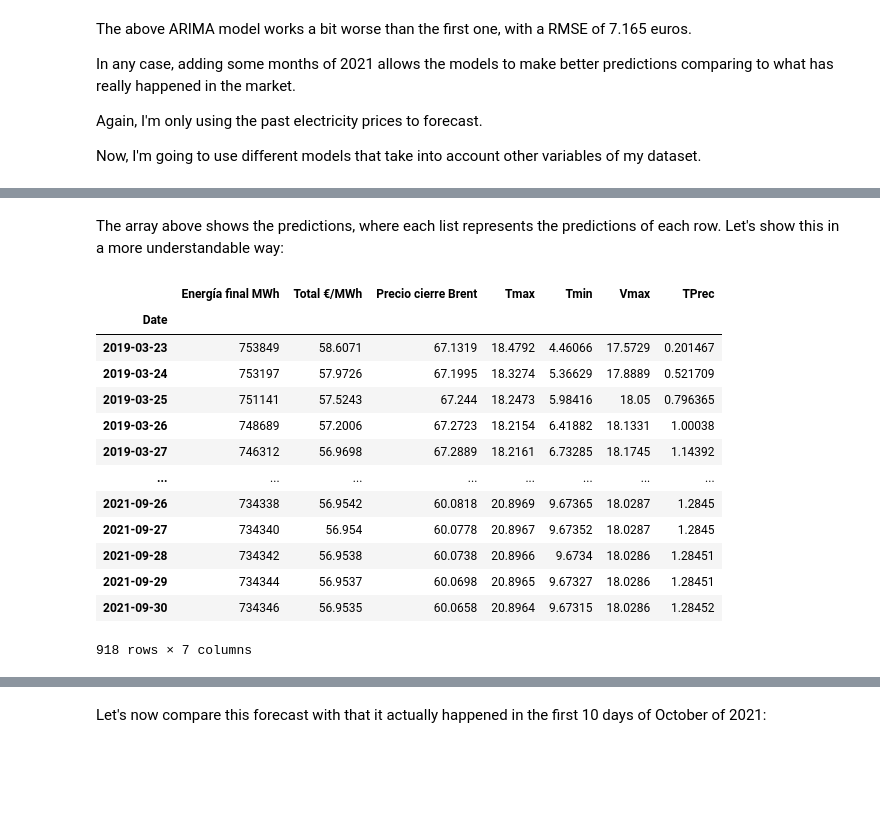
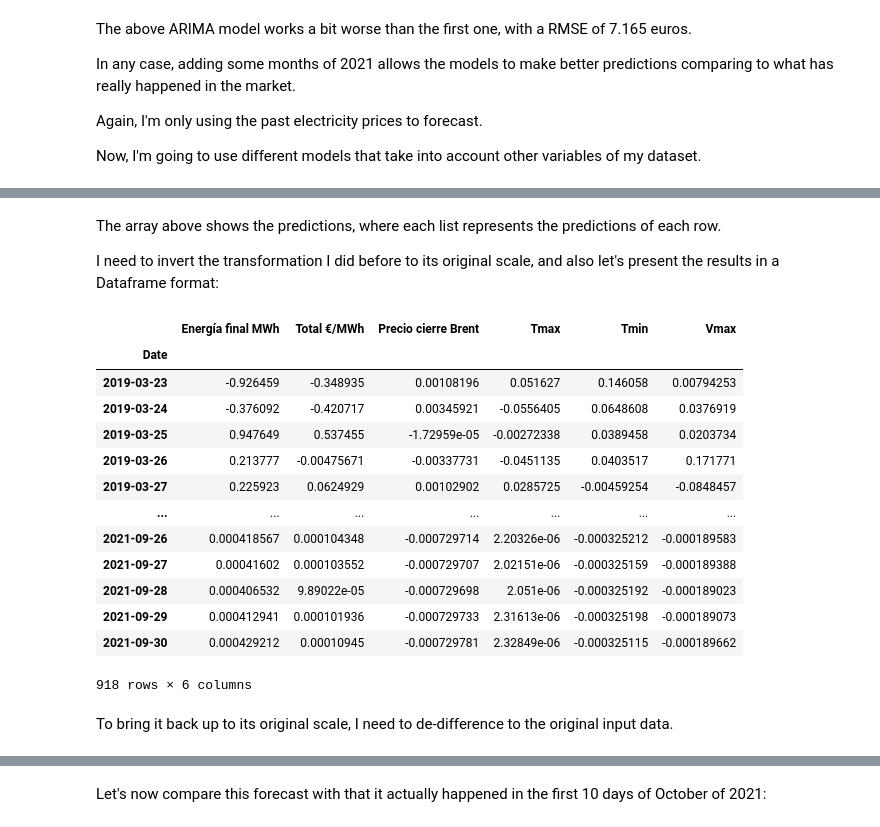
Before and after one commit to PaulaCervilla/Electricity-prices-predictions-in-Spain---Data-Science-TFM, a Jupyter notebook: TFM Precio electricidad - Modelling - 2013-2021.ipynb, the cells around one changed output, grey strips where cells are left out. Drawn from its saved outputs; the diff is of its cells as text; code cells hidden in the pictures; blank space fills up the shorter version.

Commit message:
models 2013-2021 data updated VAR

```diff
--- a/TFM Precio electricidad - Modelling - 2013-2021.ipynb
+++ b/TFM Precio electricidad - Modelling - 2013-2021.ipynb
@@ -925,0 +1008,9 @@ models_dataset.drop("Tmed", axis = 1, inplace= True)
+# %%
+from sklearn.preprocessing import StandardScaler
+
+scaler = StandardScaler()
+train_scaler = scaler.fit(train)
+normalised_train = pd.DataFrame(train_scaler.transform(train), columns = models_dataset.columns, index = train.index)
+
+normalised_train_diff = (normalised_train).diff().fillna(0)
+normalised_train_diff.describe()
@@ -979,3 +1104,3 @@ The linear shape of the lag plot indicates the presence of positive auto-correla
 # %%
 #Adding the period to the index, otherwise I get a warning saying the date won't be taken into consideration when forecasting
-models_dataset.index = pd.DatetimeIndex(models_dataset.index, dayfirst= True).to_period("D")
+normalised_train_diff.index = pd.DatetimeIndex(normalised_train_diff.index, dayfirst= True).to_period("D")
@@ -1012,0 +1107,8 @@ array([[7.53848609e+05, 5.86071170e+01, 6.71319304e+01, ...,
+# %%
+#Initiating the VAR model and using AIC to determine the lag order value
+
+from statsmodels.tsa.vector_ar.var_model import VAR
+
+model_VAR = VAR(endog= normalised_train_diff)
+res = model_VAR.select_order(20)
+res.summary()
@@ -1012,0 +1133,8 @@ array([[7.53848609e+05, 5.86071170e+01, 6.71319304e+01, ...,
+# %%
+#fitting the model
+model_fit_VAR = model_VAR.fit(maxlags= 15)
+
+#predictions on validation
+
+prediction_VAR = model_fit_VAR.forecast(model_fit_VAR.y, steps=len(test))
+prediction_VAR
@@ -1013,33 +1155,36 @@ array([[7.53848609e+05, 5.86071170e+01, 6.71319304e+01, ...,
 # %% [markdown]
 The array above shows the predictions, where each list represents the predictions of each row.
-Let's show this in a more understandable way:
+
+I need to invert the transformation I did before to its original scale, and also let's present the results in a Dataframe format:
 # %%
 #transforming the predictions into a Dataframe
 
 cols = models_dataset.columns
 
 pred = pd.DataFrame(index= test.index,columns=cols)
 
-for j in range(0,7):
+for j in range(0,6):
     for i in range(0, len(prediction_VAR)):
        pred.iloc[i][j] = prediction_VAR[i][j]
 
 pred
 # %% [output]
-|  | Energía final MWh | Total €/MWh | Precio cierre Brent | Tmax | Tmin | Vmax | TPrec |
-| Date |  |  |  |  |  |  |  |
-| 2019-03-23 | 753849 | 58.6071 | 67.1319 | 18.4792 | 4.46066 | 17.5729 | 0.201467 |
-| 2019-03-24 | 753197 | 57.9726 | 67.1995 | 18.3274 | 5.36629 | 17.8889 | 0.521709 |
-| 2019-03-25 | 751141 | 57.5243 | 67.244 | 18.2473 | 5.98416 | 18.05 | 0.796365 |
-| 2019-03-26 | 748689 | 57.2006 | 67.2723 | 18.2154 | 6.41882 | 18.1331 | 1.00038 |
-| 2019-03-27 | 746312 | 56.9698 | 67.2889 | 18.2161 | 6.73285 | 18.1745 | 1.14392 |
-| ... | ... | ... | ... | ... | ... | ... | ... |
-| 2021-09-26 | 734338 | 56.9542 | 60.0818 | 20.8969 | 9.67365 | 18.0287 | 1.2845 |
-| 2021-09-27 | 734340 | 56.954 | 60.0778 | 20.8967 | 9.67352 | 18.0287 | 1.2845 |
-| 2021-09-28 | 734342 | 56.9538 | 60.0738 | 20.8966 | 9.6734 | 18.0286 | 1.28451 |
-| 2021-09-29 | 734344 | 56.9537 | 60.0698 | 20.8965 | 9.67327 | 18.0286 | 1.28451 |
-| 2021-09-30 | 734346 | 56.9535 | 60.0658 | 20.8964 | 9.67315 | 18.0286 | 1.28452 |
+|  | Energía final MWh | Total €/MWh | Precio cierre Brent | Tmax | Tmin | Vmax |
+| Date |  |  |  |  |  |  |
+| 2019-03-23 | -0.926459 | -0.348935 | 0.00108196 | 0.051627 | 0.146058 | 0.00794253 |
+| 2019-03-24 | -0.376092 | -0.420717 | 0.00345921 | -0.0556405 | 0.0648608 | 0.0376919 |
+| 2019-03-25 | 0.947649 | 0.537455 | -1.72959e-05 | -0.00272338 | 0.0389458 | 0.0203734 |
+| 2019-03-26 | 0.213777 | -0.00475671 | -0.00337731 | -0.0451135 | 0.0403517 | 0.171771 |
+| 2019-03-27 | 0.225923 | 0.0624929 | 0.00102902 | 0.0285725 | -0.00459254 | -0.0848457 |
+| ... | ... | ... | ... | ... | ... | ... |
+| 2021-09-26 | 0.000418567 | 0.000104348 | -0.000729714 | 2.20326e-06 | -0.000325212 | -0.000189583 |
+| 2021-09-27 | 0.00041602 | 0.000103552 | -0.000729707 | 2.02151e-06 | -0.000325159 | -0.000189388 |
+| 2021-09-28 | 0.000406532 | 9.89022e-05 | -0.000729698 | 2.051e-06 | -0.000325192 | -0.000189023 |
+| 2021-09-29 | 0.000412941 | 0.000101936 | -0.000729733 | 2.31613e-06 | -0.000325198 | -0.000189073 |
+| 2021-09-30 | 0.000429212 | 0.00010945 | -0.000729781 | 2.32849e-06 | -0.000325115 | -0.000189662 |
-918 rows × 7 columns
+918 rows × 6 columns
+# %% [markdown]
+To bring it back up to its original scale, I need to de-difference to the original input data.
 # %%
 pred.dtypes
 # %% [output]
```
Also changed, not shown: parts of 60 cells of this notebook.
